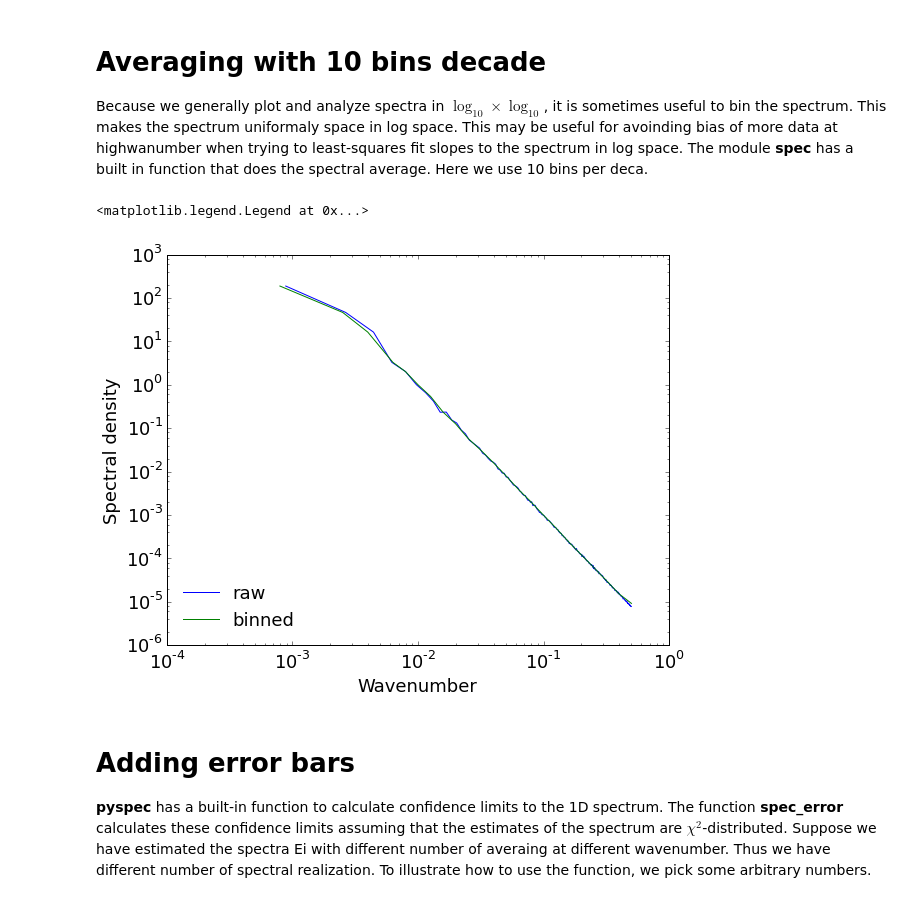
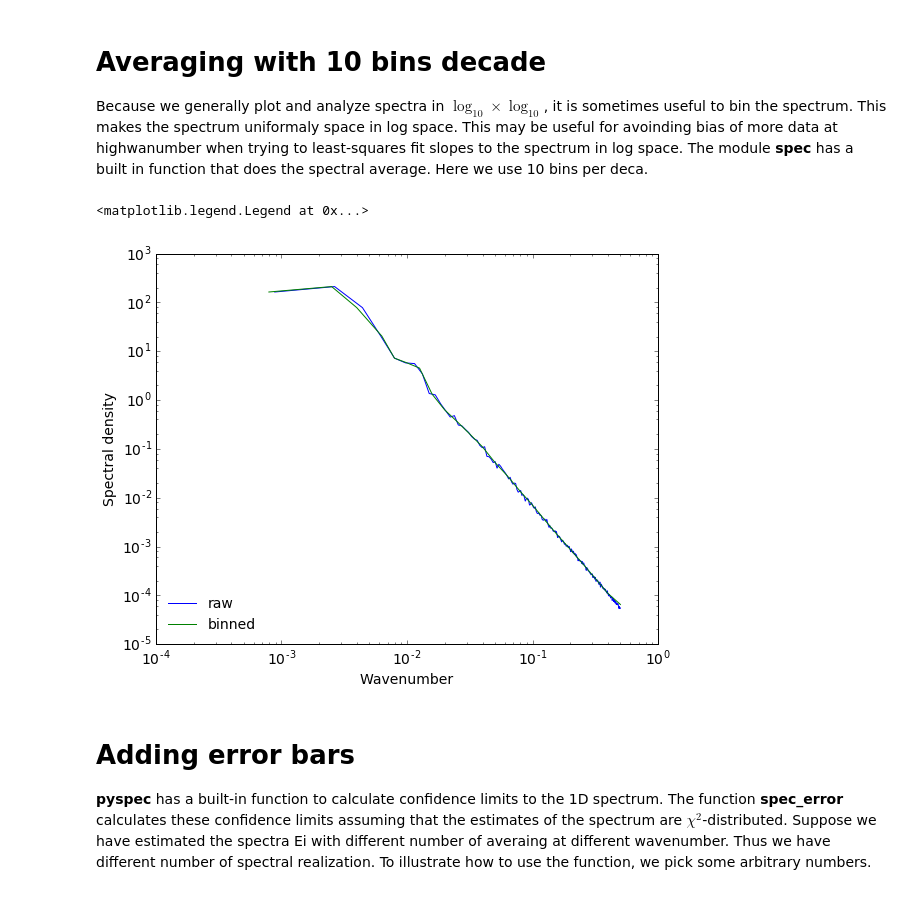
Before and after one commit to pyspec/pyspec, a Jupyter notebook: examples/example_2d_spectra.ipynb, the cells around one changed output. Cells and saved outputs as stored; diff of their text form; code cells hidden in the pictures.

```diff
--- a/examples/example_2d_spectra.ipynb
+++ b/examples/example_2d_spectra.ipynb
@@ -54,18 +77,18 @@ ax.set_ylabel(r"Spectral density")
 # Averaging with 10 bins decade
 Because we generally plot and analyze spectra in $\log_{10}\times\log_{10}$, it is sometimes useful to bin the spectrum. This makes the spectrum uniformaly space in log space. This may be useful for avoinding bias of more data at highwanumber when trying to least-squares fit slopes to the spectrum in log space. The module **spec** has a built in function that does the spectral average. Here we use 10 bins per deca.
 # %%
-ki, Ei =  spec.avg_per_decade(spec2.kr,spec2.ispec,nbins = 10)
+ki, Ei =  spec.avg_per_decade(spec2d.ki,spec2d.ispec,nbins = 10)
 # %%
 fig = plt.figure(figsize=(9,7))
 ax = fig.add_subplot(111)
-plt.loglog(spec2d.kr,spec2d.ispec,label='raw')
+plt.loglog(spec2d.ki,spec2d.ispec,label='raw')
 plt.loglog(ki,Ei,label='binned')
 ax.set_xlabel(r"Wavenumber")
 ax.set_ylabel(r"Spectral density")
 plt.legend(loc=3)
 # %% [output]
 <matplotlib.legend.Legend at 0x...>
-[figure, old version]
+[figure, new version]
 # %% [markdown]
 # Adding error bars
 
```
Also changed, not shown: parts of 8 cells of this notebook.
